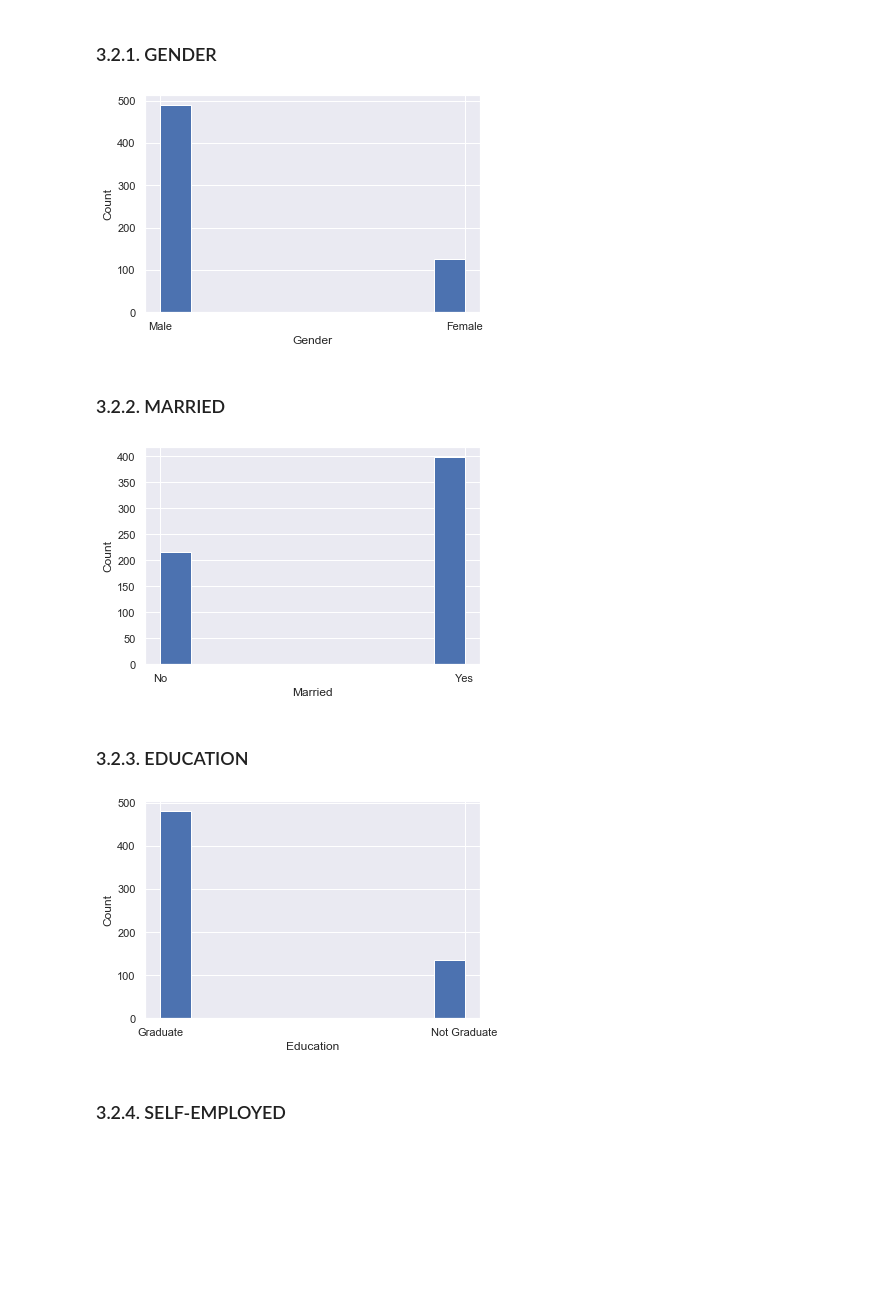
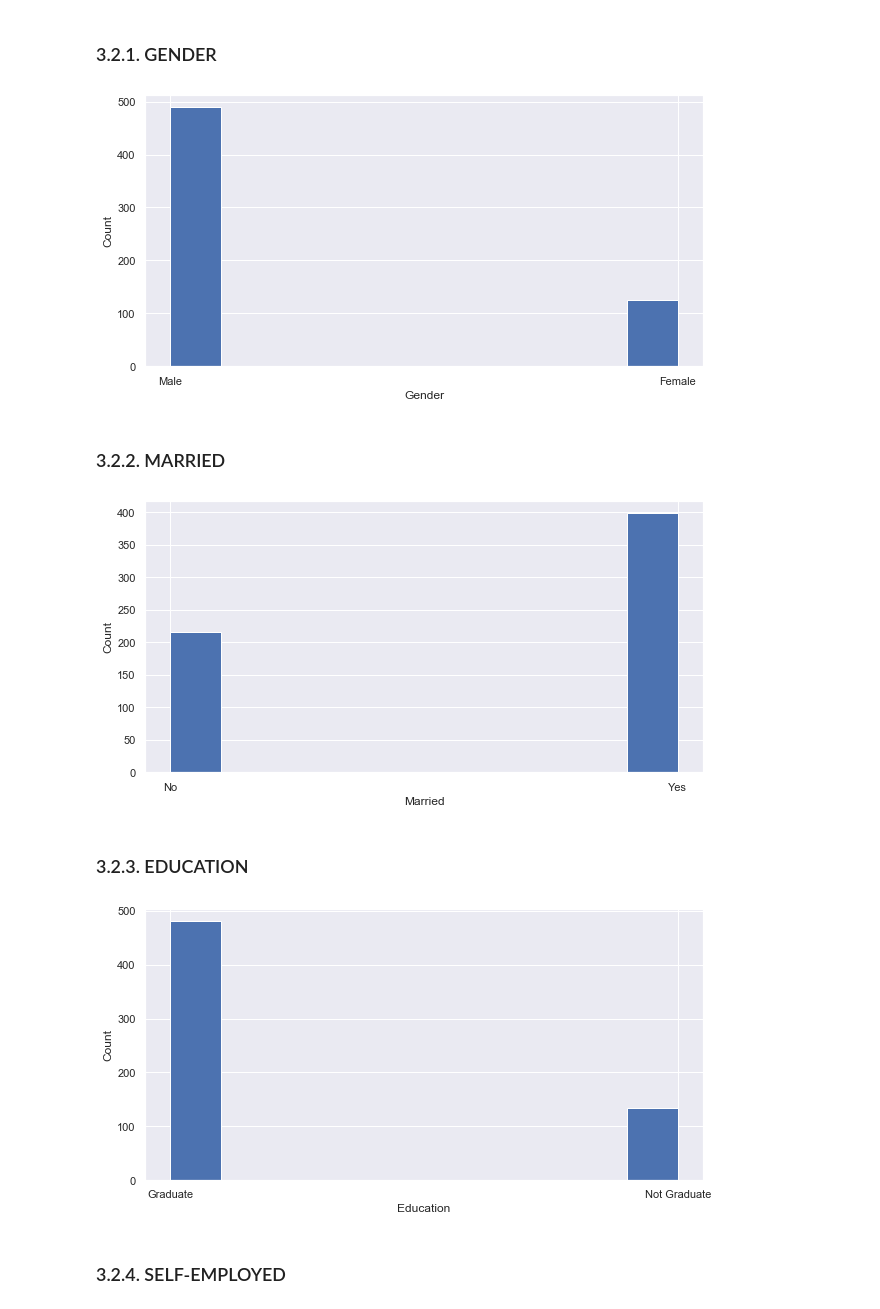
Before and after one commit to AngelMthimunye/Bank_Loan_Qualifier_App, a Jupyter notebook: Bank_Loan.ipynb, the cells around one changed output. Saved outputs shown, nothing was run; the diff lists cells and outputs as text; code cells hidden in the pictures; blank space fills up the shorter version.

```diff
--- a/Bank_Loan.ipynb
+++ b/Bank_Loan.ipynb
@@ -248,33 +232,36 @@ sns.heatmap(df_num.corr(), annot=True, cmap="YlGnBu");
 # %% [markdown]
 ### 3.2.1. GENDER
 # %%
+plt.figure(figsize=(10,5))
 sns.set()
 plt.hist(df.Gender)
 plt.xlabel("Gender")
 plt.ylabel("Count")
 plt.show()
 # %% [output]
-[figure, old version]
+[figure, new version]
 # %% [markdown]
 ### 3.2.2. MARRIED
 # %%
+plt.figure(figsize=(10,5))
 sns.set()
 plt.hist(df.Married)
 plt.xlabel("Married")
 plt.ylabel("Count")
 plt.show()
 # %% [output]
-[figure, old version]
+[figure, new version]
 # %% [markdown]
 ### 3.2.3. EDUCATION
 # %%
+plt.figure(figsize=(10,5))
 sns.set()
 plt.hist(df.Education)
 plt.xlabel("Education")
 plt.ylabel("Count")
 plt.show()
 # %% [output]
-[figure, old version]
+[figure, new version]
 # %% [markdown]
 ### 3.2.4. SELF-EMPLOYED
 # %%
```
Also changed, not shown: parts of 15 cells of this notebook.
